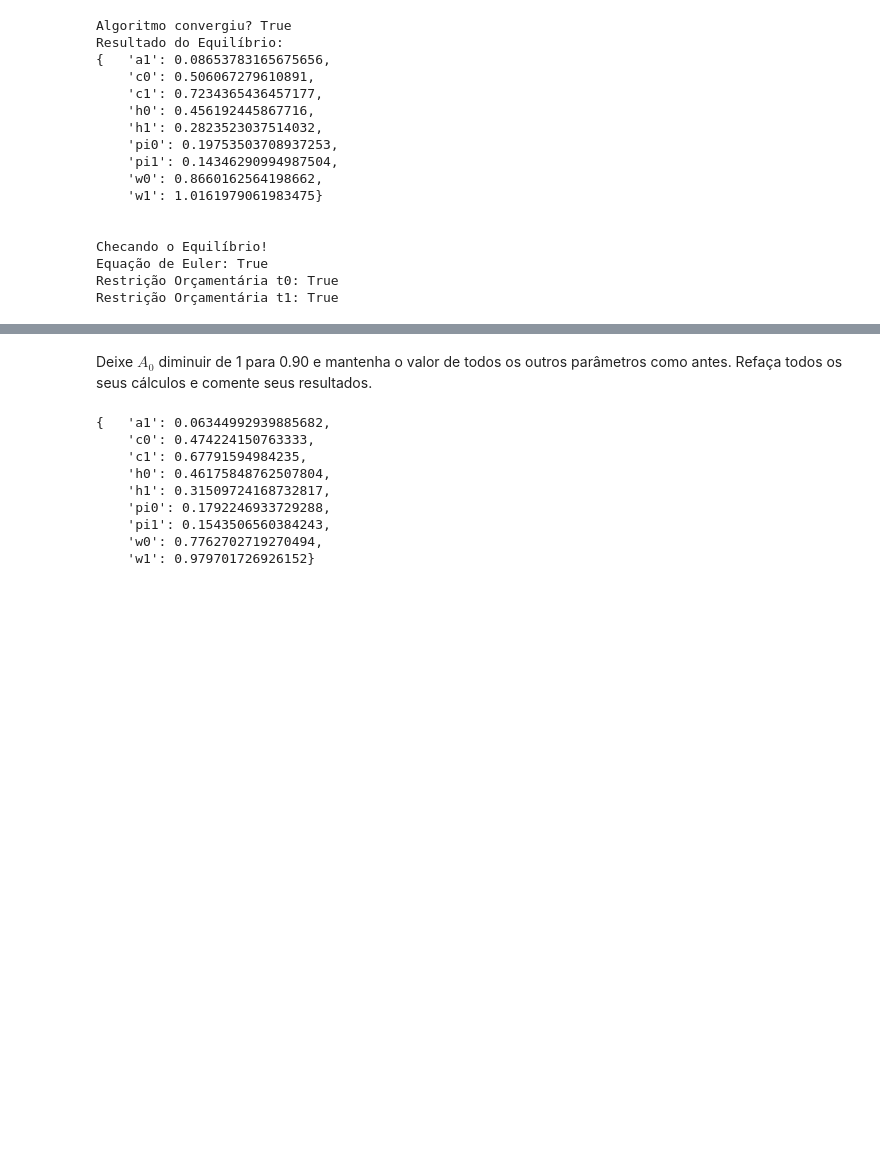
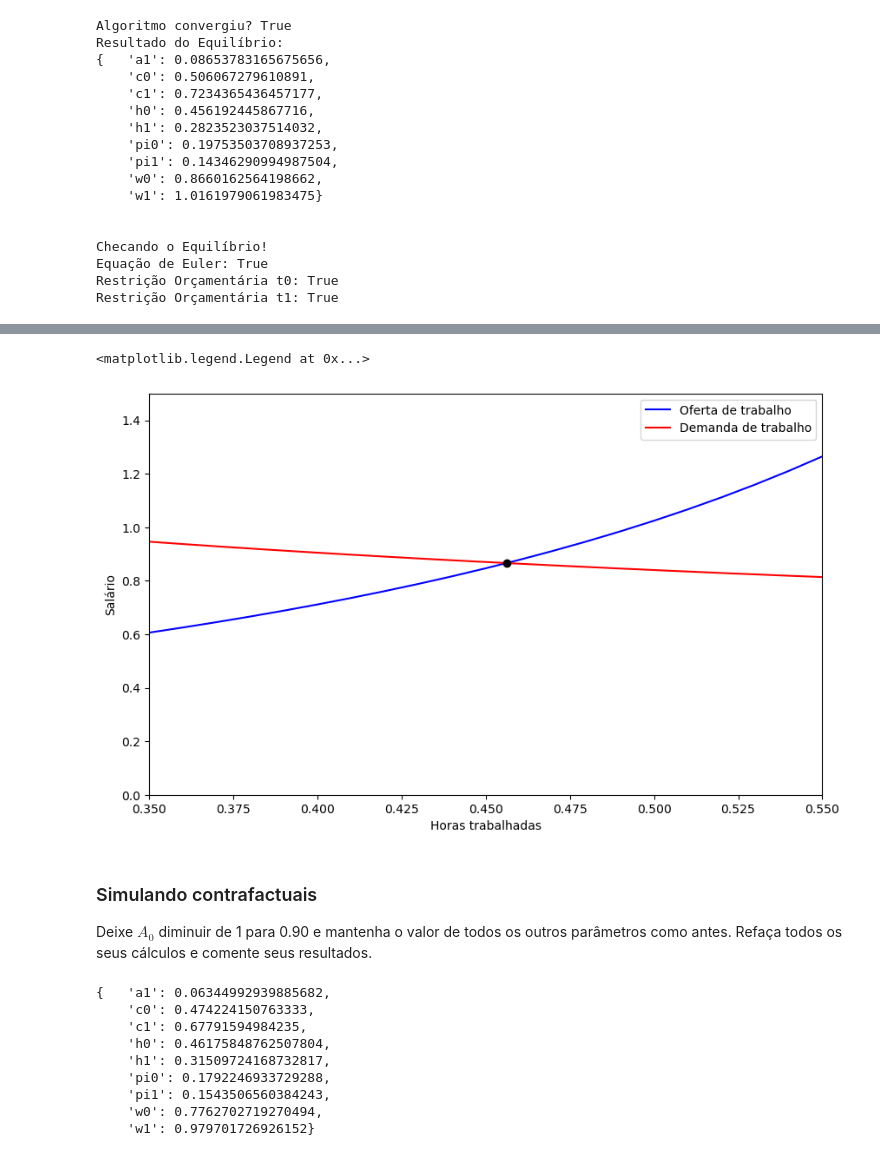
Before and after one commit to rfbressan/micro1, a Jupyter notebook: src/notebooks/oferta_trabalho_equilibrio.ipynb, the cells around one changed output, grey strips where cells are left out. Drawn from its saved outputs; the diff is of its cells as text; code cells hidden in the pictures; blank space fills up the shorter version.

```diff
--- a/src/notebooks/oferta_trabalho_equilibrio.ipynb
+++ b/src/notebooks/oferta_trabalho_equilibrio.ipynb
@@ -236,6 +237,24 @@ class twop_economy():
         print(f"Equação de Euler: {abs(self.du(c0)-(1+self.r)*self.beta*self.du(c1)) < self.tol}")
         print(f"Restrição Orçamentária t0: {abs(c0+a1-w0*h0-pi0 < self.tol)}")
         print(f"Restrição Orçamentária t1: {abs(c1-w1*h1-(1+self.r)*a1 - pi1 < self.tol)}")
+
+    # Método para calcular curva de oferta de trabalho no equilíbrio
+    def oferta_trabalho(self, h):
+        if self.eq is None:
+            print(colored("É necessário resolver o equilíbrio primeiro!", "red"))
+            return
+        else:
+            w = self.gamma*(self.eq.x[0]/(1-h))**self.sigma
+            return w
+
+    # Método para calcular curva de demanda por trabalho no equilíbrio
+    def demanda_trabalho(self, h):
+        if self.eq is None:
+            print(colored("É necessário resolver o equilíbrio primeiro!", "red"))
+            return
+        else:
+            w = self.alpha*self.A0*(h**(self.alpha-1))
+            return w
 # %% [markdown]
 Agora que temos o programa feito, vamos executá-lo com os parâmetros definidos anteriormente.
 # %%
@@ -280 +312,20 @@ Restrição Orçamentária t1: True
+# %%
+h = np.linspace(0.01, 0.99, 99)
+w_oferta = econ.oferta_trabalho(h)
+w_demanda = econ.demanda_trabalho(h)
+
+fig, ax = plt.subplots(figsize=(10, 6))
+ax.set_xlim(0.35, 0.55)
+ax.set_ylim(0, 1.5)
+ax.plot(h, w_oferta, label='Oferta de trabalho', color='blue')
+ax.plot(h, w_demanda, label='Demanda de trabalho', color='red')
+ax.plot(result['h0'], result['w0'], 'o', color='black')
+ax.set_xlabel('Horas trabalhadas')
+ax.set_ylabel('Salário')
+ax.legend()
+# %% [output]
+<matplotlib.legend.Legend at 0x...>
+[figure, added]
 # %% [markdown]
+### Simulando contrafactuais
+
```
Also changed, not shown: parts of 2 cells of this notebook, 12 other files.
